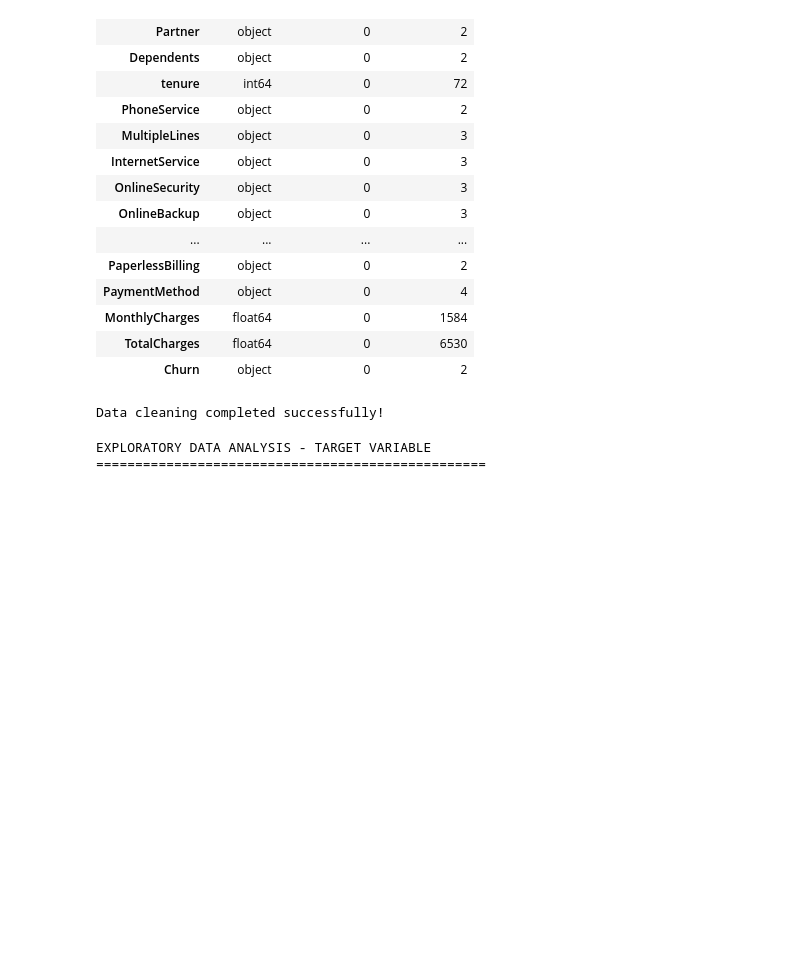
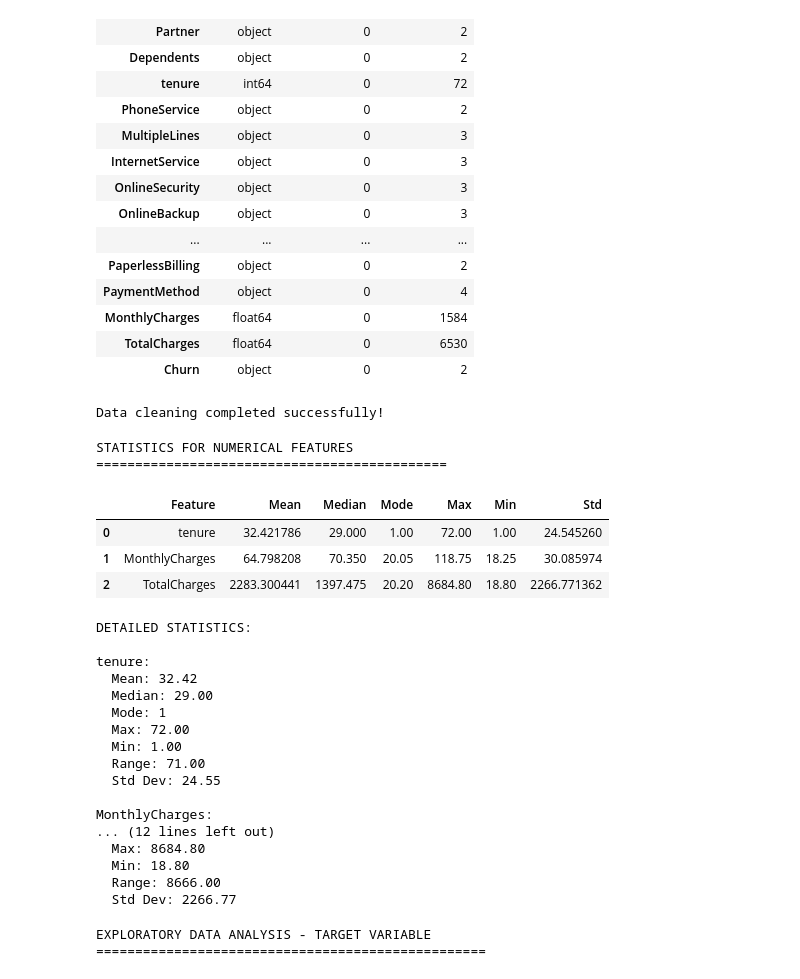
Before and after one commit to MariaImran2023/Telco-customer-churn, a Jupyter notebook: telco_churn_notebook.ipynb, the cells around one changed output. Saved outputs shown, nothing was run; the diff lists cells and outputs as text; code cells hidden in the pictures; blank space fills up the shorter version.

```diff
--- a/telco_churn_notebook.ipynb
+++ b/telco_churn_notebook.ipynb
@@ -204,6 +262,59 @@ Original shape: (7043, 21)
 | TotalCharges | float64 | 0 | 6530 |
 | Churn | object | 0 | 2 |
 Data cleaning completed successfully!
+# %%
+print("STATISTICS FOR NUMERICAL FEATURES")
+print("=" * 45)
+
+num_features = ['tenure', 'MonthlyCharges', 'TotalCharges']
+
+stats_df = pd.DataFrame({
+    'Feature': num_features,
+    'Mean': [df_clean[col].mean() for col in num_features],
+    'Median': [df_clean[col].median() for col in num_features],
+    'Mode': [df_clean[col].mode()[0] for col in num_features],
+    'Max': [df_clean[col].max() for col in num_features],
+    'Min': [df_clean[col].min() for col in num_features],
+    'Std': [df_clean[col].std() for col in num_features]
+})
+
+display(stats_df)
+
+# Print in a more readable format
+print("\nDETAILED STATISTICS:")
+for col in num_features:
+    print(f"\n{col}:")
+    print(f"  Mean: {df_clean[col].mean():.2f}")
+    print(f"  Median: {df_clean[col].median():.2f}")
+    print(f"  Mode: {df_clean[col].mode()[0]}")
+    print(f"  Max: {df_clean[col].max():.2f}")
+    print(f"  Min: {df_clean[col].min():.2f}")
+    print(f"  Range: {df_clean[col].max() - df_clean[col].min():.2f}")
+    print(f"  Std Dev: {df_clean[col].std():.2f}")
+# %% [output]
+STATISTICS FOR NUMERICAL FEATURES
+=============================================
+|  | Feature | Mean | Median | Mode | Max | Min | Std |
+| 0 | tenure | 32.421786 | 29.000 | 1.00 | 72.00 | 1.00 | 24.545260 |
+| 1 | MonthlyCharges | 64.798208 | 70.350 | 20.05 | 118.75 | 18.25 | 30.085974 |
+| 2 | TotalCharges | 2283.300441 | 1397.475 | 20.20 | 8684.80 | 18.80 | 2266.771362 |
+DETAILED STATISTICS:
+
+tenure:
+  Mean: 32.42
+  Median: 29.00
+  Mode: 1
+  Max: 72.00
+  Min: 1.00
+  Range: 71.00
+  Std Dev: 24.55
+
+MonthlyCharges:
+... (12 lines left out)
+  Max: 8684.80
+  Min: 18.80
+  Range: 8666.00
+  Std Dev: 2266.77
 # %%
 print("EXPLORATORY DATA ANALYSIS - TARGET VARIABLE")
 print("=" * 50)
```
Also changed, not shown: parts of 6 cells of this notebook, 2 other files.
